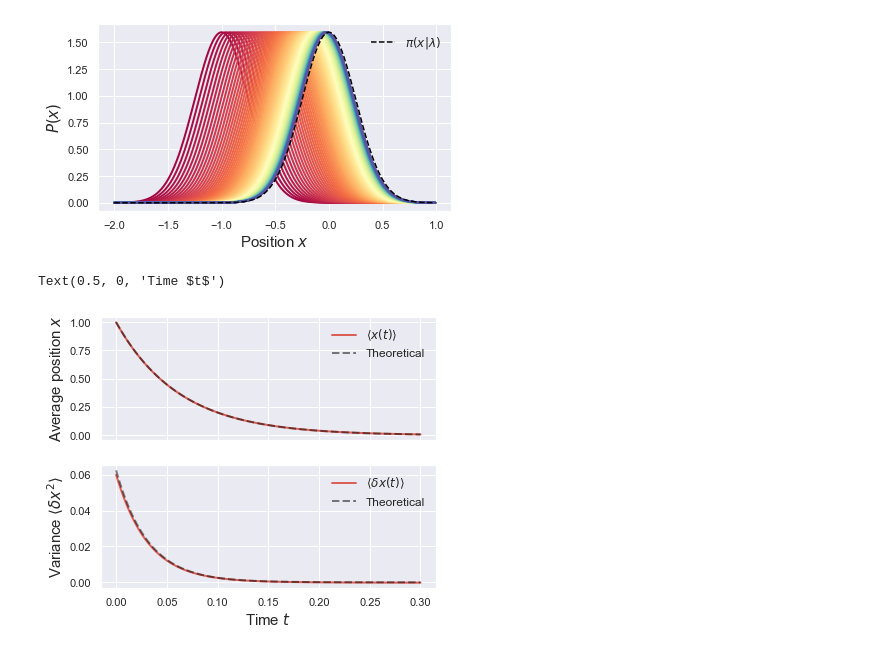
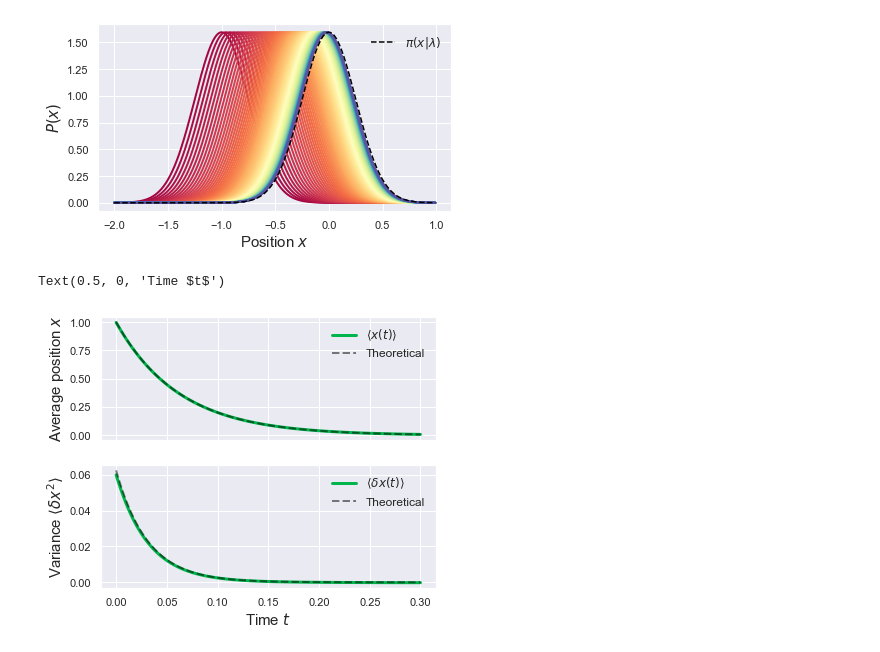
Before and after one commit to StevenJLarge/FokkerPlanck, a Jupyter notebook: notebooks/04-slarge-advection-diffusion.ipynb, the cells around one changed output. Saved outputs shown, nothing was run; the diff lists cells and outputs as text; code cells hidden in the pictures.

```diff
--- a/notebooks/04-slarge-advection-diffusion.ipynb
+++ b/notebooks/04-slarge-advection-diffusion.ipynb
@@ -146,18 +147,18 @@ while curr_time < t_tot:
 # %%
 fig, ax = plt.subplots(2, 1, figsize=(6, 5), sharex=True)
 
-ax[0].plot(time_tracker, np.abs(mean_tracker), linewidth=2.0, label=r"$\langle x(t)\rangle$")
-ax[1].plot(time_tracker, np.array(var_tracker) - init_var, linewidth=2.0, label=r"$\langle\delta x(t)\rangle$")
+ax[0].plot(time_tracker, np.abs(mean_tracker), linewidth=3.0, label=r"$\langle x(t)\rangle$", color=sns.xkcd_rgb["shamrock"])
+ax[1].plot(time_tracker, np.array(var_tracker) - init_var, linewidth=3.0, label=r"$\langle\delta x(t)\rangle$", color=sns.xkcd_rgb["shamrock"])
 
 ax[0].plot(time_tracker, np.exp(-np.array(time_tracker) * k_trap), 'k--', linewidth=2.0, alpha=0.5, label="Theoretical")
 ax[1].plot(time_tracker, init_var * np.exp(-np.array(time_tracker) * k_trap * 2), 'k--', linewidth=2.0, alpha=0.5, label="Theoretical")
 
 ax[0].legend(fontsize=12, frameon=False)
 ax[1].legend(fontsize=12, frameon=False)
 
 ax[0].set_ylabel(r"Average position $x$", fontsize=15)
 ax[1].set_ylabel(r"Variance $\langle\delta x^2\rangle$", fontsize=15)
 ax[1].set_xlabel(r"Time $t$", fontsize=15)
 # %% [output]
 Text(0.5, 0, 'Time $t$')
-[figure, old version]
+[figure, new version]
```
Also changed, not shown: parts of 8 cells of this notebook.
